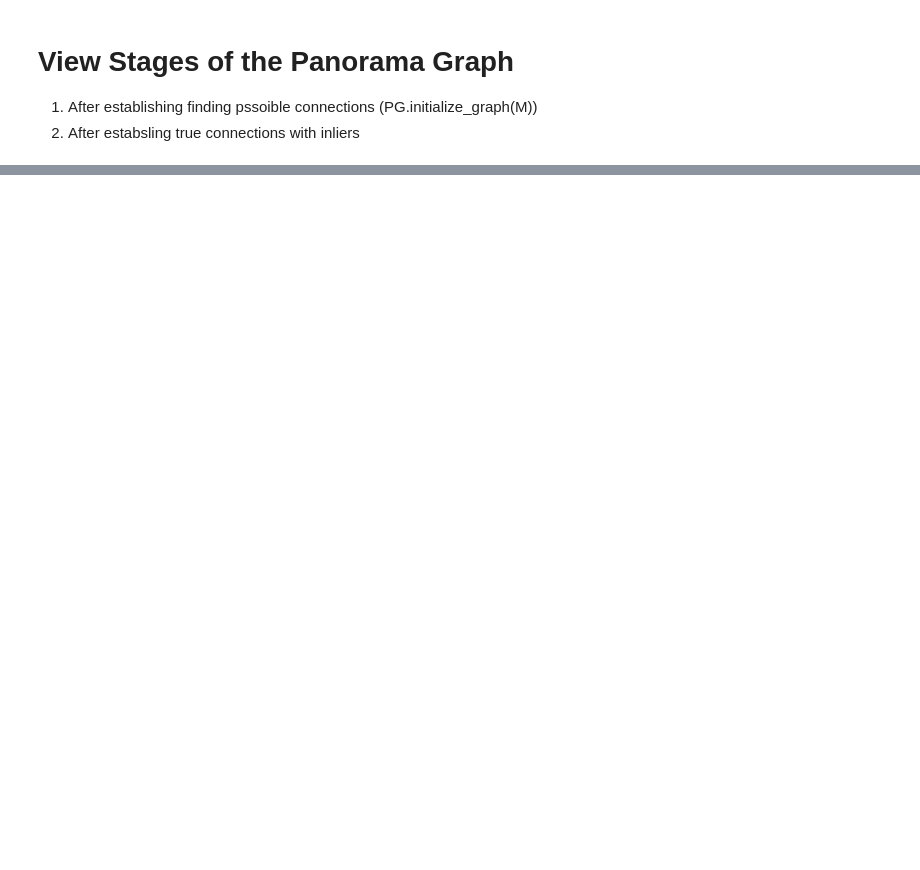
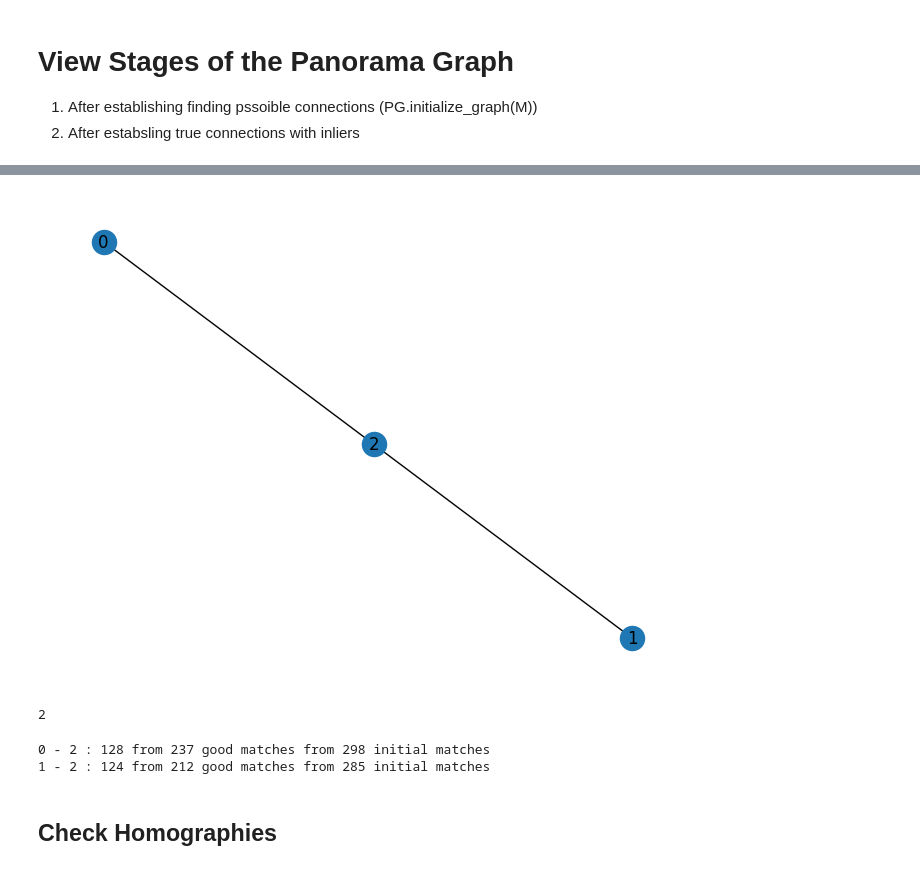
Before and after one commit to GCSchmidt/local-image-features-apps, a Jupyter notebook: src/image_stitching/model_experiments.ipynb, the cells around one changed output, grey strips where cells are left out. Cells and saved outputs as stored; diff of their text form; code cells hidden in the pictures; blank space fills up the shorter version.

```diff
--- a/src/image_stitching/model_experiments.ipynb
+++ b/src/image_stitching/model_experiments.ipynb
@@ -140,0 +192,20 @@ True
+# %%
+Pano.PG.keep_largest_connected_group()
+pu.plot_panorama_graph(Pano.PG)
+print(Pano.PG.base_node)
+# %% [output]
+[figure, added]
+2
+# %%
+# view inlier amount
+for u, v, data in Pano.PG.graph.edges(data=True):
+    # data is a dict containing edge attributes
+    a = len(Pano.get_sub_matching_df(u, v)) # total matches between - used to establisg possible connection
+    b = len(Pano.get_image_pair_matches(u, v)) # total good matches - used to determine H
+    ic = data.get("data")
+    ref, target = min(ic.reference, ic.target), max(ic.reference, ic.target)
+    inliers = ic.inliers
+    print(f"{ref} - {target} : {inliers} from {b} good matches from {a} initial matches")
+# %% [output]
+0 - 2 : 128 from 237 good matches from 298 initial matches
+1 - 2 : 124 from 212 good matches from 285 initial matches
@@ -140,0 +216,2 @@ True
+# %% [markdown]
+## Check Homographies
```
Also changed, not shown: parts of 28 cells of this notebook, 2 other files.
